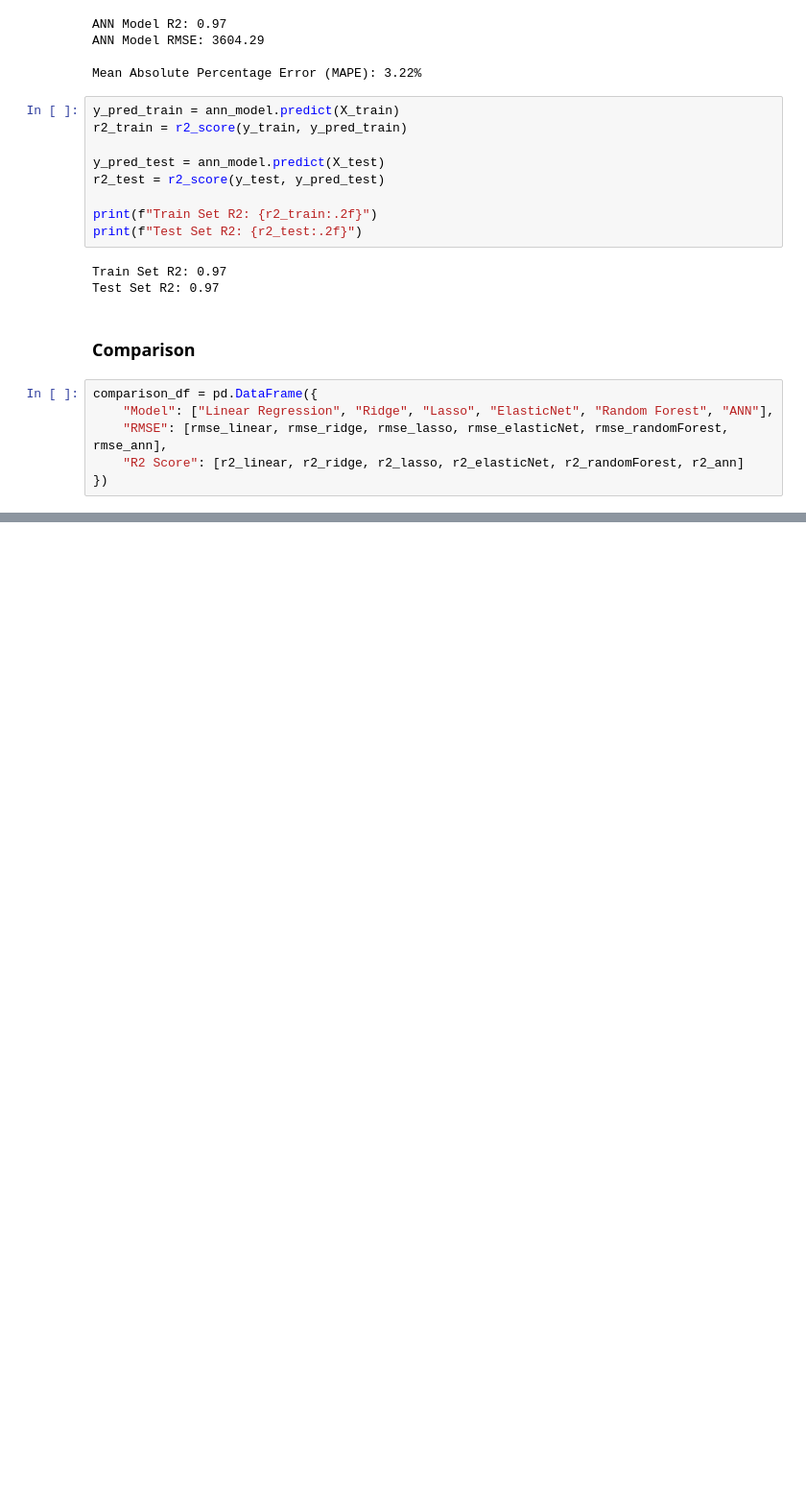
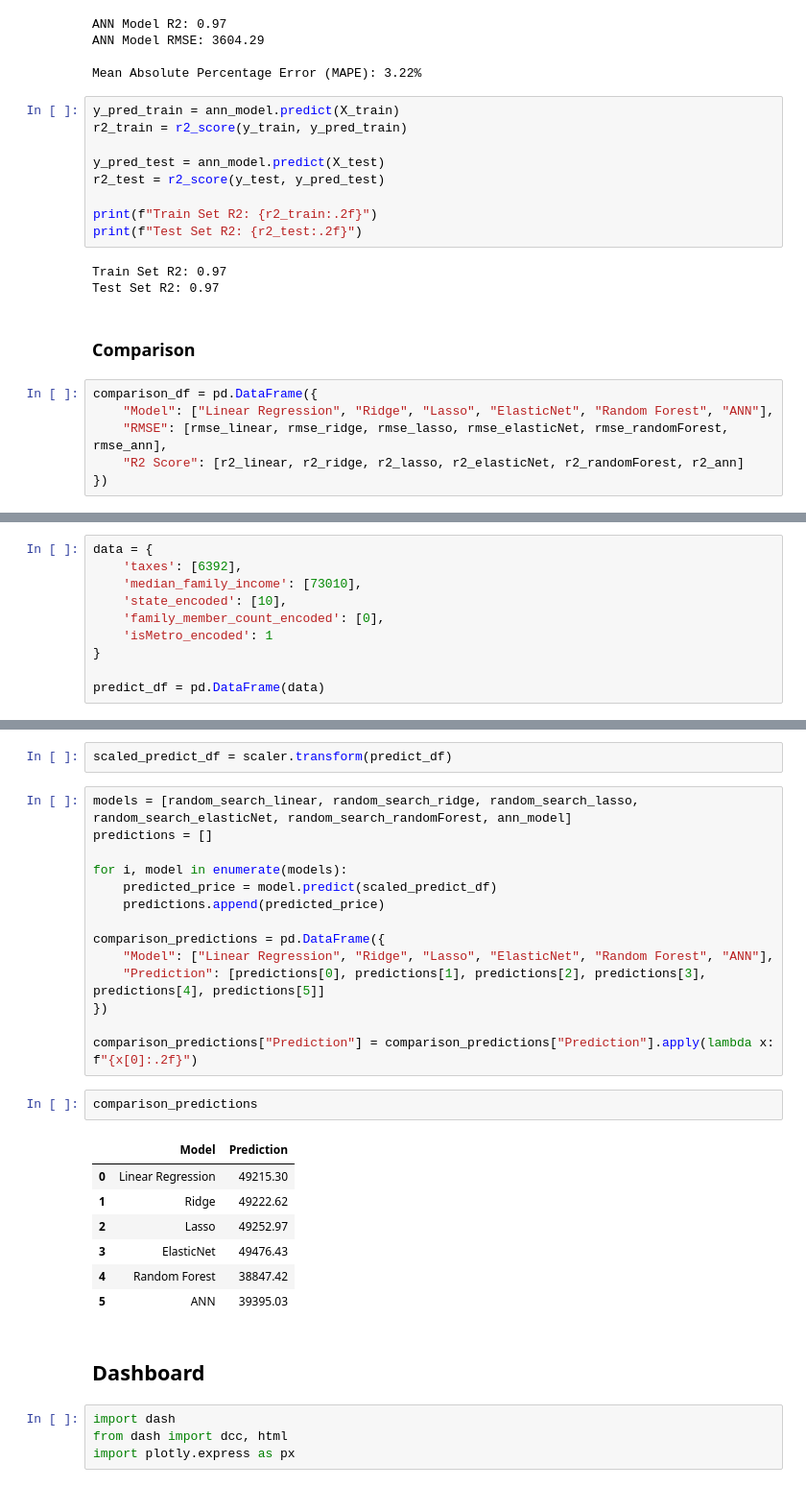
Before and after one commit to ayberkozcan/regression-exercises, a Jupyter notebook: Analyzing Cost of Living/analyzing_cost_of_living.ipynb, the cells around one changed output, grey strips where cells are left out. Shown at 96% size. Drawn from its saved outputs; the diff is of its cells as text; blank space fills up the shorter version.

```diff
--- a/Analyzing Cost of Living/analyzing_cost_of_living.ipynb
+++ b/Analyzing Cost of Living/analyzing_cost_of_living.ipynb
@@ -841,0 +873,10 @@ comparison_df
+# %%
+data = {
+    'taxes': [6392],
+    'median_family_income': [73010],
+    'state_encoded': [10],
+    'family_member_count_encoded': [0],
+    'isMetro_encoded': 1
+}
+
+predict_df = pd.DataFrame(data)
@@ -841,0 +888,32 @@ comparison_df
+# %%
+scaled_predict_df = scaler.transform(predict_df)
+# %%
+models = [random_search_linear, random_search_ridge, random_search_lasso, random_search_elasticNet, random_search_randomForest, ann_model]
+predictions = []
+
+for i, model in enumerate(models):
+    predicted_price = model.predict(scaled_predict_df)
+    predictions.append(predicted_price)
+
+comparison_predictions = pd.DataFrame({
+    "Model": ["Linear Regression", "Ridge", "Lasso", "ElasticNet", "Random Forest", "ANN"],
+    "Prediction": [predictions[0], predictions[1], predictions[2], predictions[3], predictions[4], predictions[5]]
+})
+
+comparison_predictions["Prediction"] = comparison_predictions["Prediction"].apply(lambda x: f"{x[0]:.2f}")
+# %%
+comparison_predictions
+# %% [output]
+|  | Model | Prediction |
+| 0 | Linear Regression | 49215.30 |
+| 1 | Ridge | 49222.62 |
+| 2 | Lasso | 49252.97 |
+| 3 | ElasticNet | 49476.43 |
+| 4 | Random Forest | 38847.42 |
+| 5 | ANN | 39395.03 |
+# %% [markdown]
+## Dashboard
+# %%
+import dash
+from dash import dcc, html
+import plotly.express as px
```
Also changed, not shown: parts of 10 cells of this notebook.
